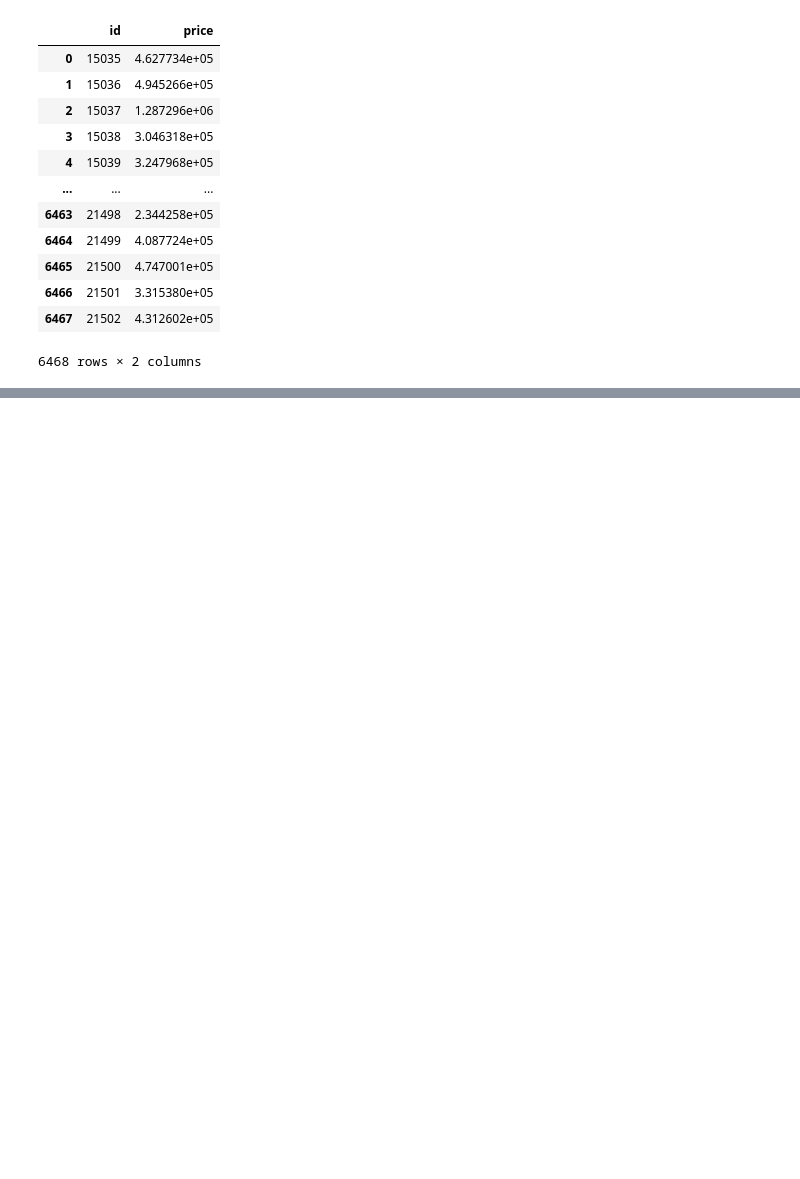
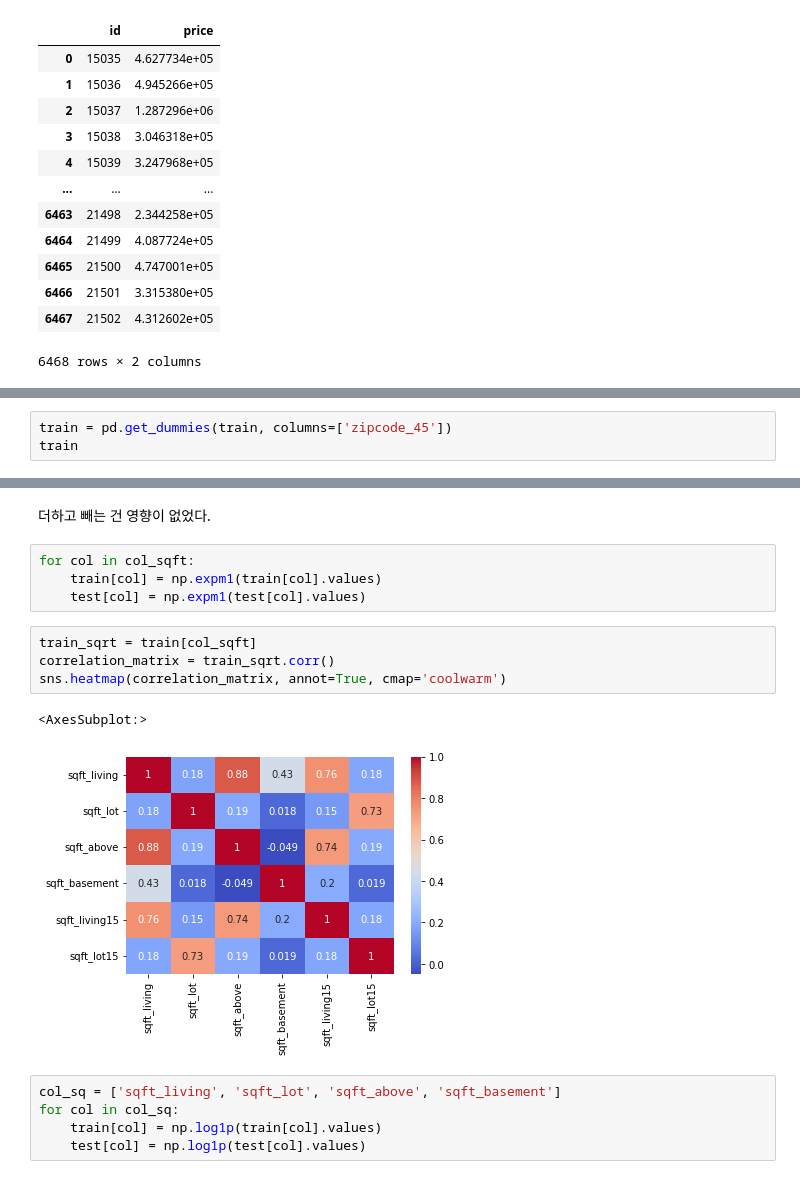
Before and after one commit to Fermathj/Aiffel, a Jupyter notebook: QuestC-3/Quest C-2 3rd.ipynb, the cells around one changed output, grey strips where cells are left out. Saved outputs shown, nothing was run; the diff lists cells and outputs as text; blank space fills up the shorter version.

```diff
--- a/QuestC-3/Quest C-2 3rd.ipynb
+++ b/QuestC-3/Quest C-2 3rd.ipynb
@@ -310,0 +352,3 @@ submission
+# %%
+train = pd.get_dummies(train, columns=['zipcode_45'])
+train
@@ -310,0 +389,18 @@ submission
+# %% [markdown]
+더하고 빼는 건 영향이 없었다.
+# %%
+for col in col_sqft:
+    train[col] = np.expm1(train[col].values)
+    test[col] = np.expm1(test[col].values)
+# %%
+train_sqrt = train[col_sqft]
+correlation_matrix = train_sqrt.corr()
+sns.heatmap(correlation_matrix, annot=True, cmap='coolwarm')
+# %% [output]
+<AxesSubplot:>
+[figure, added]
+# %%
+col_sq = ['sqft_living', 'sqft_lot', 'sqft_above', 'sqft_basement']
+for col in col_sq:
+    train[col] = np.log1p(train[col].values)
+    test[col] = np.log1p(test[col].values)
```
Also changed, not shown: parts of 39 cells of this notebook.
